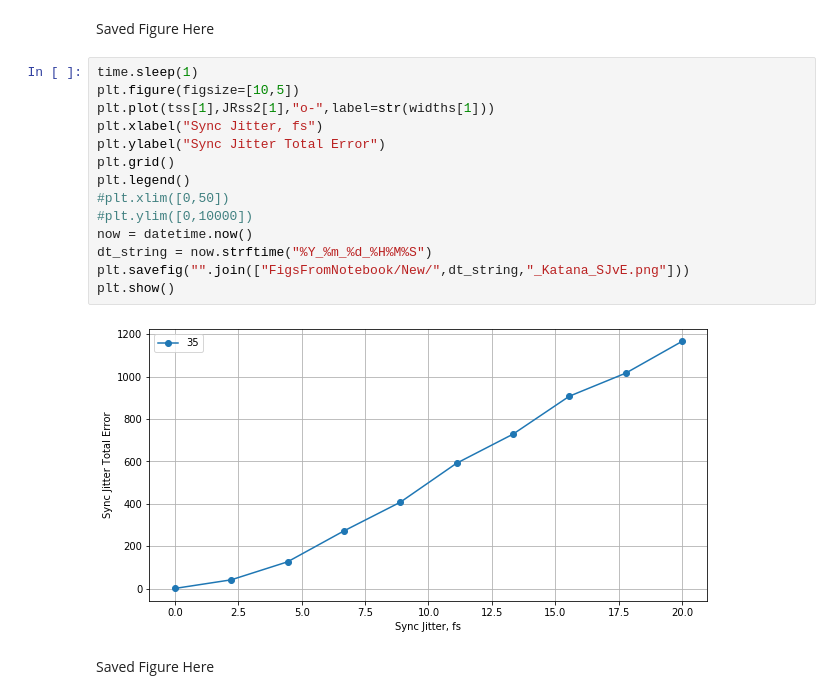
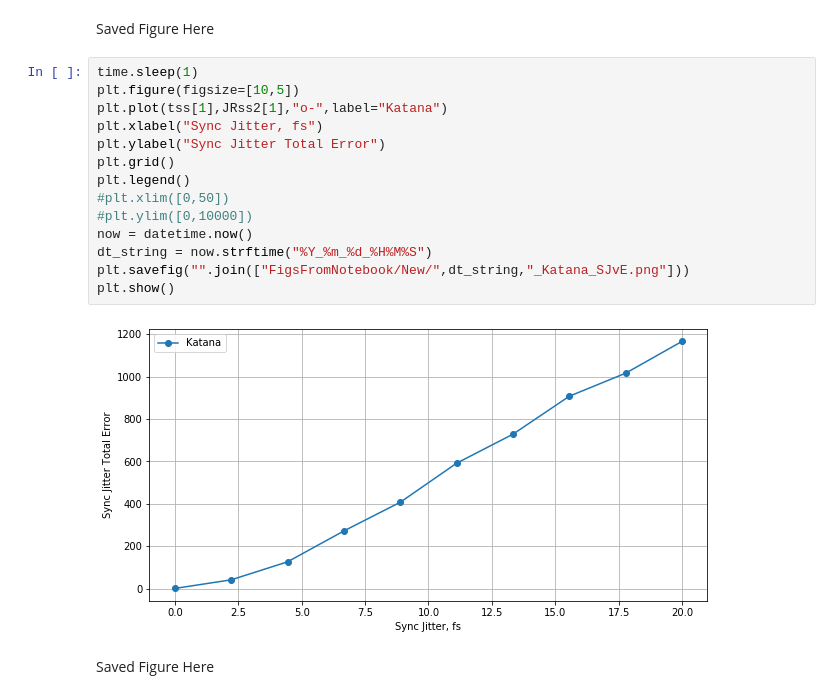
Before and after one commit to 2Phyzzy/QuantumRelay, a Jupyter notebook: Laser Decision.ipynb, the cells around one changed output. Cells and saved outputs as stored; diff of their text form.

```diff
--- a/Laser Decision.ipynb
+++ b/Laser Decision.ipynb
@@ -645,19 +645,19 @@ Saved Figure Here
 # %%
 time.sleep(1)
 plt.figure(figsize=[10,5])
-plt.plot(tss[1],JRss2[1],"o-",label=str(widths[1]))
+plt.plot(tss[1],JRss2[1],"o-",label="Katana")
 plt.xlabel("Sync Jitter, fs")
 plt.ylabel("Sync Jitter Total Error")
 plt.grid()
 plt.legend()
 #plt.xlim([0,50])
 #plt.ylim([0,10000])
 now = datetime.now()
 dt_string = now.strftime("%Y_%m_%d_%H%M%S")
 plt.savefig("".join(["FigsFromNotebook/New/",dt_string,"_Katana_SJvE.png"]))
 plt.show()
 # %% [output]
-[figure, old version]
+[figure, new version]
 # %% [markdown]
 Saved Figure Here
 
```
Also changed, not shown: parts of 13 cells of this notebook, 22 other files.
